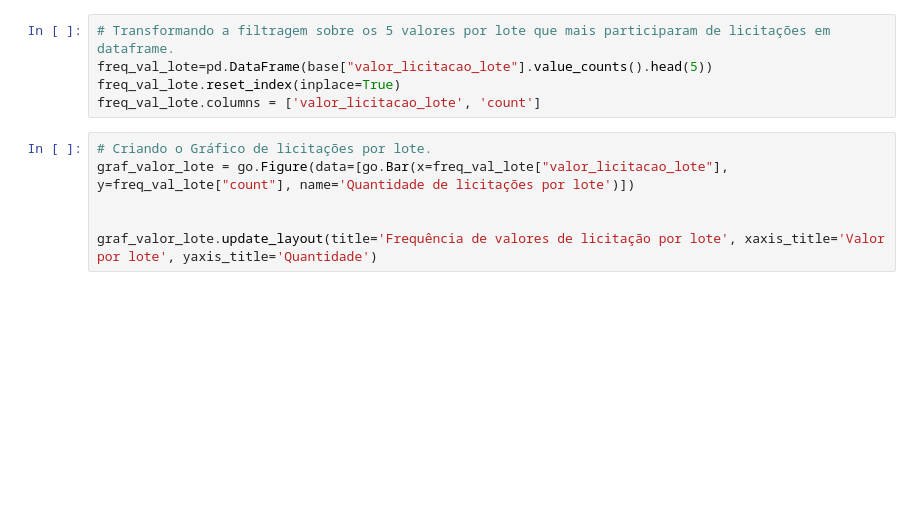
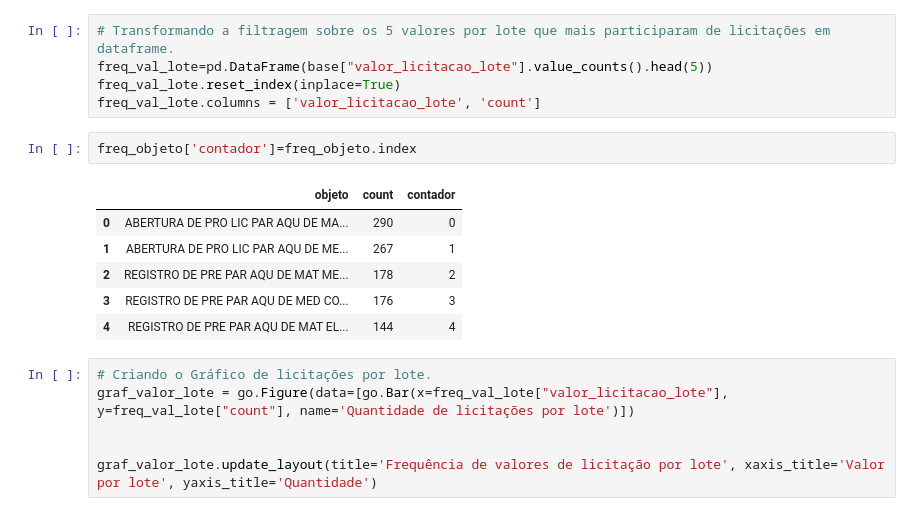
Before and after one commit to dayviddouglas/ciencia_de_dados_licitacoes_prefeitura_do_recife, a Jupyter notebook: dashboard.ipynb, the cells around one changed output. Drawn from its saved outputs; the diff is of its cells as text; blank space fills up the shorter version.

```diff
--- a/dashboard.ipynb
+++ b/dashboard.ipynb
@@ -172,6 +172,15 @@ graf_valor_homolog.update_layout(title='Frequência de valores homologados', xax
 freq_val_lote=pd.DataFrame(base["valor_licitacao_lote"].value_counts().head(5))
 freq_val_lote.reset_index(inplace=True)
 freq_val_lote.columns = ['valor_licitacao_lote', 'count']
+# %%
+freq_objeto['contador']=freq_objeto.index
+# %% [output]
+|  | objeto | count | contador |
+| 0 | ABERTURA DE PRO LIC PAR AQU DE MA... | 290 | 0 |
+| 1 | ABERTURA DE PRO LIC PAR AQU DE ME... | 267 | 1 |
+| 2 | REGISTRO DE PRE PAR AQU DE MAT ME... | 178 | 2 |
+| 3 | REGISTRO DE PRE PAR AQU DE MED CO... | 176 | 3 |
+| 4 | REGISTRO DE PRE PAR AQU DE MAT EL... | 144 | 4 |
 # %%
 # Criando o Gráfico de licitações por lote.
 graf_valor_lote = go.Figure(data=[go.Bar(x=freq_val_lote["valor_licitacao_lote"], y=freq_val_lote["count"], name='Quantidade de licitações por lote')])
```
Also changed, not shown: parts of 1 cell of this notebook.
